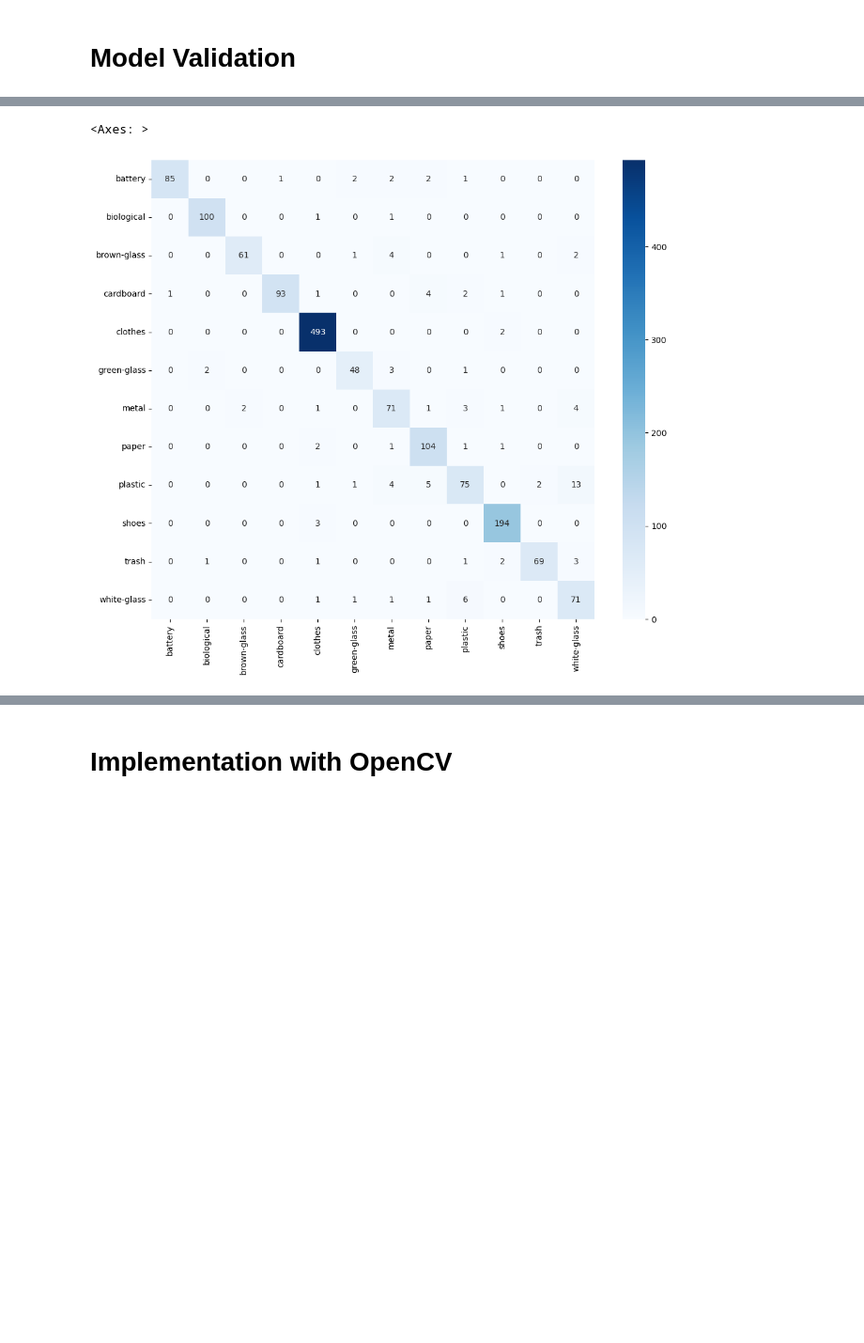
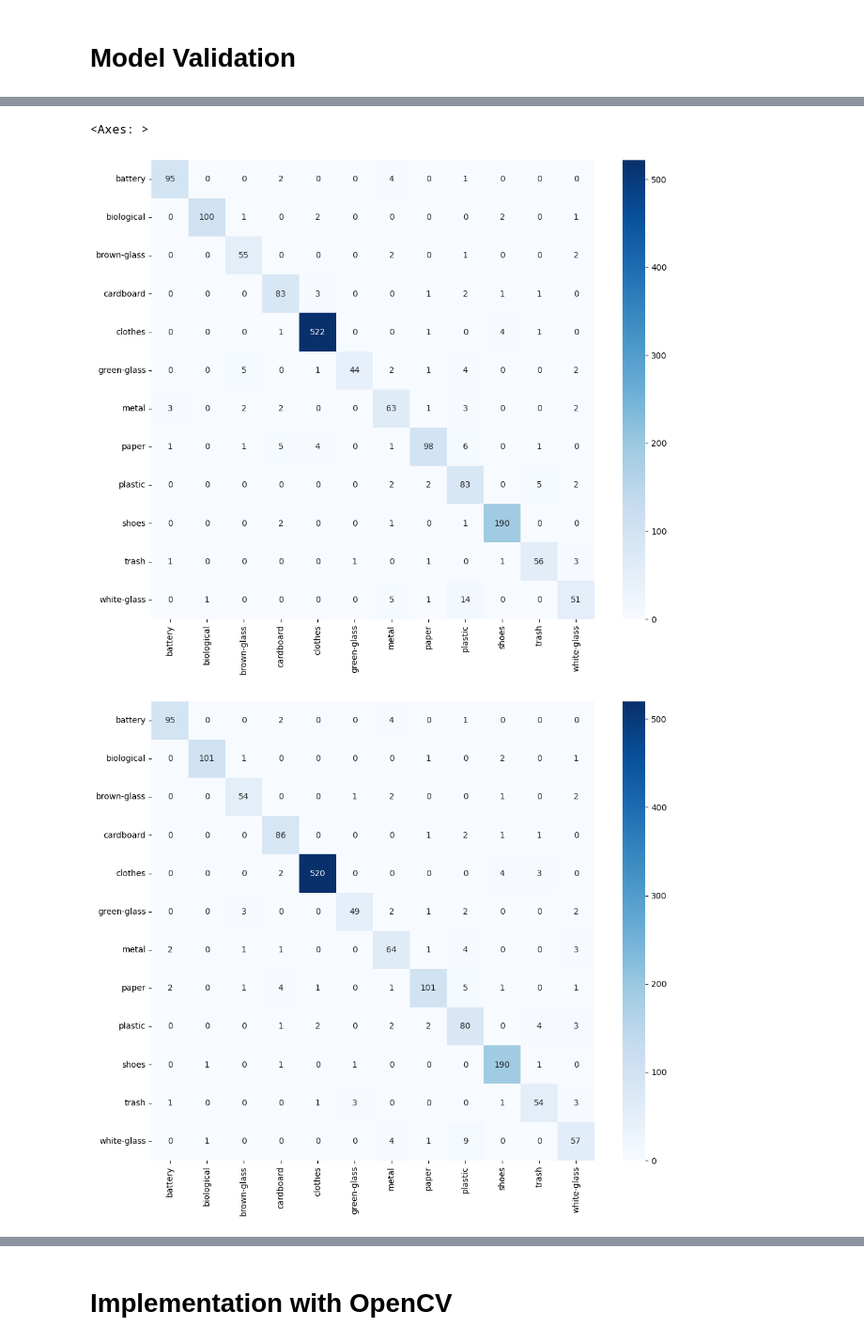
Before and after one commit to ya27hw/recycle_classifier, a Jupyter notebook: main.ipynb, the cells around one changed output, grey strips where cells are left out. Shown at 94% size. Saved outputs shown, nothing was run; the diff lists cells and outputs as text; code cells hidden in the pictures; blank space fills up the shorter version.

```diff
--- a/main.ipynb
+++ b/main.ipynb
@@ -276,7 +290,8 @@ history = model.fit(
     train_ds,
     validation_data=val_ds,
     epochs=EPOCHS,
-    callbacks=callbacks
+    callbacks=callbacks,
+    class_weight=class_weight_dict
 )
 
 model.save(MODEL_PATH)
@@ -310,6 +423,7 @@ Restoring model weights from the end of the best epoch: 6.
 try:
     keras.config.enable_unsafe_deserialization()
     model = load_model(MODEL_PATH, custom_objects={'preprocess_model_input': preprocess_model_input})
+    finetuned = load_model(FINETUNED_MODEL_PATH, custom_objects={'preprocess_model_input': preprocess_model_input})
 except Exception as e:
     print("ERROR: Model has not been loaded.", e)
     exit(1)
@@ -356,0 +471,15 @@ y_pred = pred_labels
+# %%
+def get_predictions(model, test_ds):
+    y_pred_probs = model.predict(test_ds)
+
+    true_labels = []
+
+    for test_images, test_labels in test_ds:
+        true_labels.extend(tf.argmax(test_labels, axis=1).numpy())
+
+    pred_labels = np.argmax(y_pred_probs, axis=1)
+
+    y_true = true_labels
+    y_pred = pred_labels
+
+    return y_true, y_pred
@@ -357,4 +489,7 @@ y_pred = pred_labels
 # %%
-report = classification_report(y_true, y_pred, target_names=classes)
-print(report)
+y_true, y_pred = get_predictions(model, test_ds)
+print_classification_report(y_true, y_pred)
+
+tuned_y_true, tuned_y_pred = get_predictions(finetuned, test_ds)
+print_classification_report(tuned_y_true, tuned_y_pred)
 # %% [output]
@@ -379,12 +515,22 @@ weighted avg       0.94      0.94      0.94      1563
 # %%
 cm = confusion_matrix(y_true, y_pred)
 
 plt.figure(figsize=(12, 10))
 sns.heatmap(
     cm, annot=True, fmt='d', cmap='Blues',
     xticklabels=classes,
     yticklabels=classes
 )
+
+cm2 = confusion_matrix(tuned_y_true, tuned_y_pred)
+
+plt.figure(figsize=(12, 10))
+sns.heatmap(
+    cm2, annot=True, fmt='d', cmap='Blues',
+    xticklabels=classes,
+    yticklabels=classes
+)
 # %% [output]
 <Axes: >
-[figure, old version]
+[figure, new version]
+[figure, added]
```
Also changed, not shown: parts of 29 cells of this notebook.
